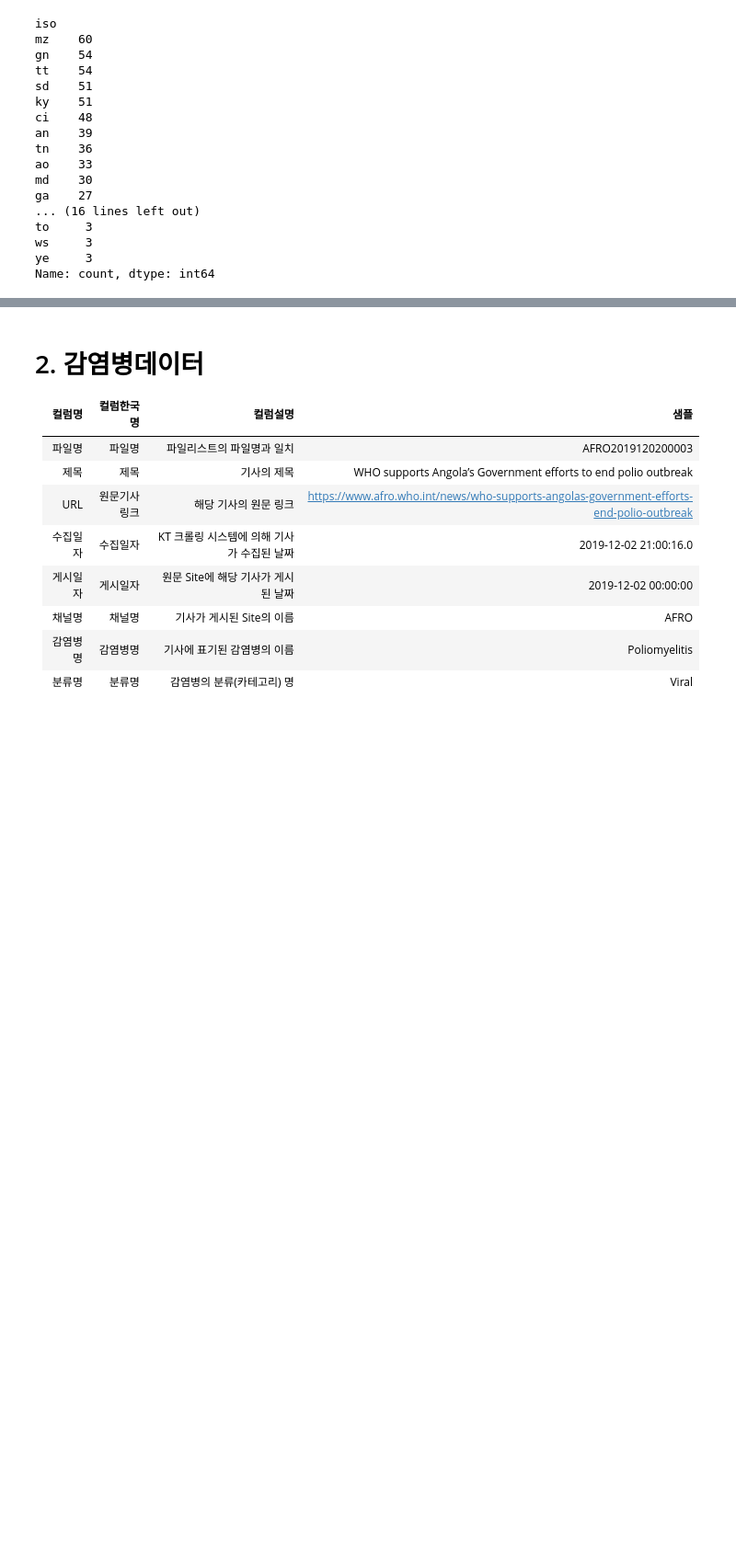
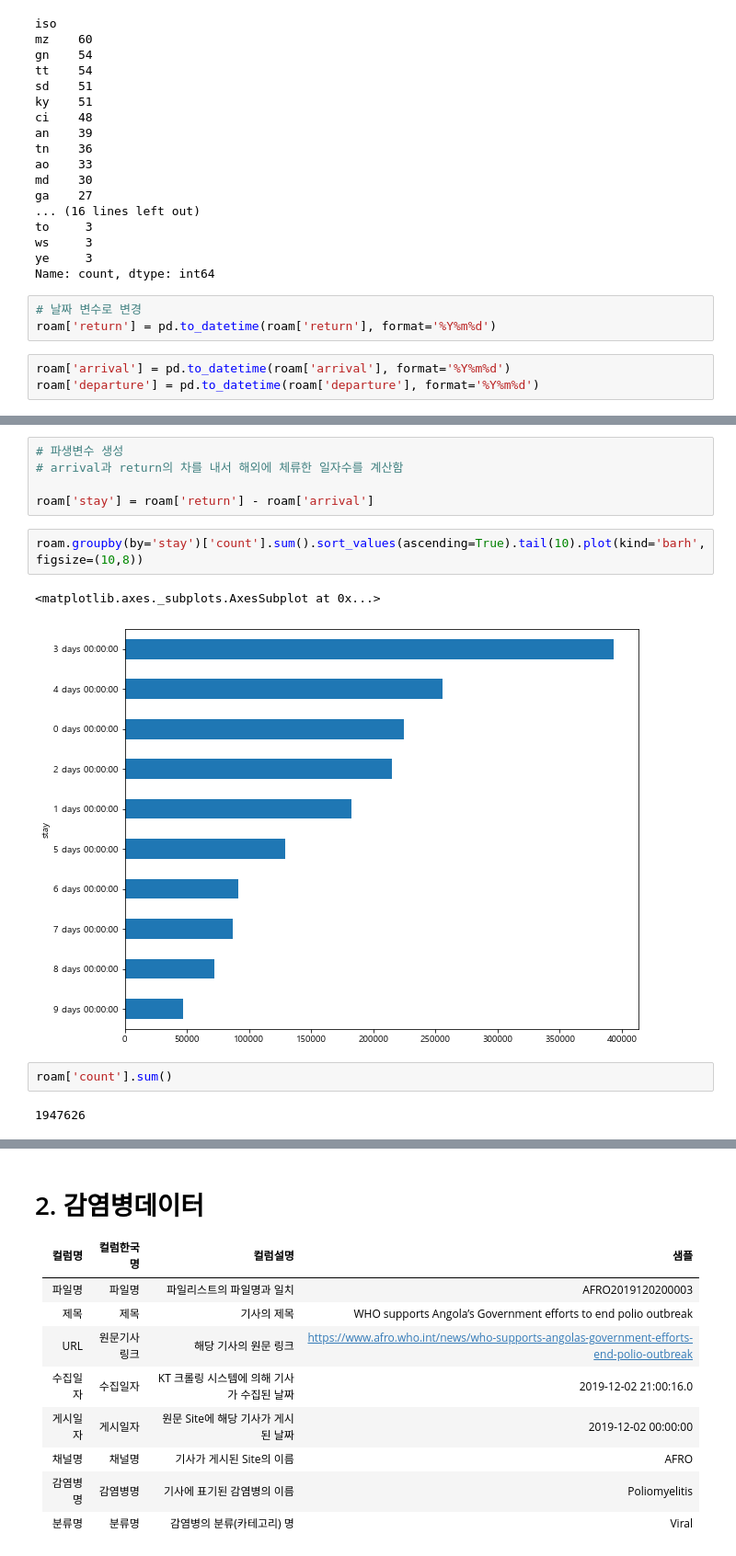
Before and after one commit to Hinterhalter/Post-COVID-19_modeling, a Jupyter notebook: Exploratory_Data_Analysis.ipynb, the cells around one changed output, grey strips where cells are left out. Shown at 92% size. Cells and saved outputs as stored; diff of their text form; blank space fills up the shorter version.

```diff
--- a/Exploratory_Data_Analysis.ipynb
+++ b/Exploratory_Data_Analysis.ipynb
@@ -101,3 +101,9 @@ to     3
 ws     3
 ye     3
 Name: count, dtype: int64
+# %%
+# 날짜 변수로 변경
+roam['return'] = pd.to_datetime(roam['return'], format='%Y%m%d')
+# %%
+roam['arrival'] = pd.to_datetime(roam['arrival'], format='%Y%m%d')
+roam['departure'] = pd.to_datetime(roam['departure'], format='%Y%m%d')
@@ -103,0 +125,14 @@ Name: count, dtype: int64
+# %%
+# 파생변수 생성
+# arrival과 return의 차를 내서 해외에 체류한 일자수를 계산함
+
+roam['stay'] = roam['return'] - roam['arrival']
+# %%
+roam.groupby(by='stay')['count'].sum().sort_values(ascending=True).tail(10).plot(kind='barh', figsize=(10,8))
+# %% [output]
+<matplotlib.axes._subplots.AxesSubplot at 0x...>
+[figure, added]
+# %%
+roam['count'].sum()
+# %% [output]
+1947626
```
Also changed, not shown: parts of 22 cells of this notebook.
